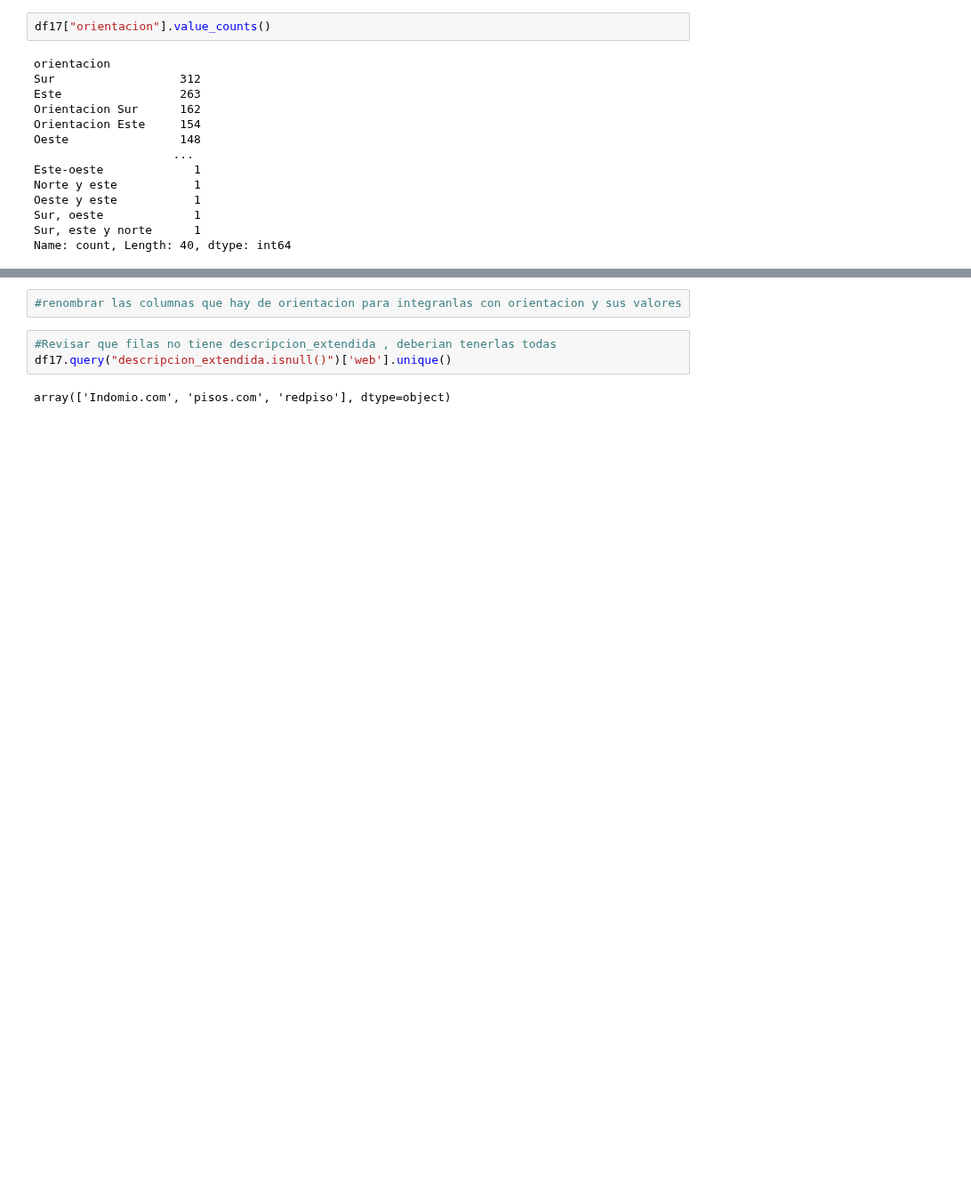
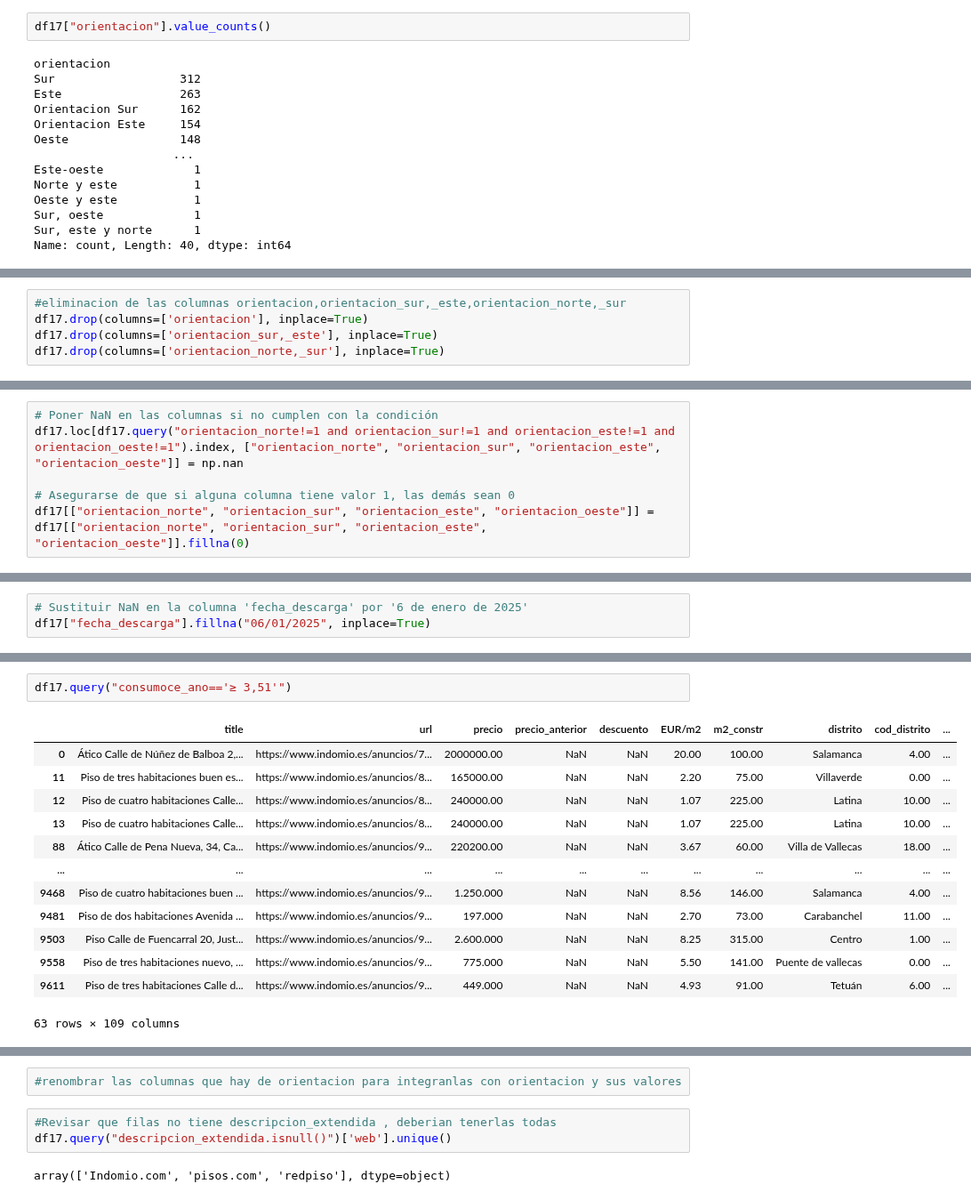
Before and after one commit to avaquerocastro/precios-de-vivienda-madrid, a Jupyter notebook: codigo/01-preprocesamiento-de-datos/Revision_columnas/Revision_Columnas.ipynb, the cells around one changed output, grey strips where cells are left out. Shown at 89% size. Saved outputs shown, nothing was run; the diff lists cells and outputs as text; blank space fills up the shorter version.

Commit message:
Revision columnas

```diff
--- a/codigo/01-preprocesamiento-de-datos/Revision_columnas/Revision_Columnas.ipynb
+++ b/codigo/01-preprocesamiento-de-datos/Revision_columnas/Revision_Columnas.ipynb
@@ -1160,0 +1225,5 @@ df17['orientacion'] = df17['orientacion'].str.replace('__', '_')
+# %%
+#eliminacion de las columnas orientacion,orientacion_sur,_este,orientacion_norte,_sur
+df17.drop(columns=['orientacion'], inplace=True)
+df17.drop(columns=['orientacion_sur,_este'], inplace=True)
+df17.drop(columns=['orientacion_norte,_sur'], inplace=True)
@@ -1160,0 +1247,6 @@ df17['orientacion'] = df17['orientacion'].str.replace('__', '_')
+# %%
+# Poner NaN en las columnas si no cumplen con la condición
+df17.loc[df17.query("orientacion_norte!=1 and orientacion_sur!=1 and orientacion_este!=1 and orientacion_oeste!=1").index, ["orientacion_norte", "orientacion_sur", "orientacion_este", "orientacion_oeste"]] = np.nan
+
+# Asegurarse de que si alguna columna tiene valor 1, las demás sean 0
+df17[["orientacion_norte", "orientacion_sur", "orientacion_este", "orientacion_oeste"]] = df17[["orientacion_norte", "orientacion_sur", "orientacion_este", "orientacion_oeste"]].fillna(0)
@@ -1160,0 +1275,3 @@ df17['orientacion'] = df17['orientacion'].str.replace('__', '_')
+# %%
+# Sustituir NaN en la columna 'fecha_descarga' por '6 de enero de 2025'
+df17["fecha_descarga"].fillna("06/01/2025", inplace=True)
@@ -1160,0 +1366,16 @@ df17['orientacion'] = df17['orientacion'].str.replace('__', '_')
+# %%
+df17.query("consumoce_ano=='≥ 3,51'")
+# %% [output]
+|  | title | url | precio | precio_anterior | descuento | EUR/m2 | m2_constr | distrito | cod_distrito | ... |
+| 0 | Ático Calle de Núñez de Balboa 2,... | https://www.indomio.es/anuncios/7... | 2000000.00 | NaN | NaN | 20.00 | 100.00 | Salamanca | 4.00 | ... |
+| 11 | Piso de tres habitaciones buen es... | https://www.indomio.es/anuncios/8... | 165000.00 | NaN | NaN | 2.20 | 75.00 | Villaverde | 0.00 | ... |
+| 12 | Piso de cuatro habitaciones Calle... | https://www.indomio.es/anuncios/8... | 240000.00 | NaN | NaN | 1.07 | 225.00 | Latina | 10.00 | ... |
+| 13 | Piso de cuatro habitaciones Calle... | https://www.indomio.es/anuncios/8... | 240000.00 | NaN | NaN | 1.07 | 225.00 | Latina | 10.00 | ... |
+| 88 | Ático Calle de Pena Nueva, 34, Ca... | https://www.indomio.es/anuncios/9... | 220200.00 | NaN | NaN | 3.67 | 60.00 | Villa de Vallecas | 18.00 | ... |
+| ... | ... | ... | ... | ... | ... | ... | ... | ... | ... | ... |
+| 9468 | Piso de cuatro habitaciones buen ... | https://www.indomio.es/anuncios/9... | 1.250.000 | NaN | NaN | 8.56 | 146.00 | Salamanca | 4.00 | ... |
+| 9481 | Piso de dos habitaciones Avenida ... | https://www.indomio.es/anuncios/9... | 197.000 | NaN | NaN | 2.70 | 73.00 | Carabanchel | 11.00 | ... |
+| 9503 | Piso Calle de Fuencarral 20, Just... | https://www.indomio.es/anuncios/9... | 2.600.000 | NaN | NaN | 8.25 | 315.00 | Centro | 1.00 | ... |
+| 9558 | Piso de tres habitaciones nuevo, ... | https://www.indomio.es/anuncios/9... | 775.000 | NaN | NaN | 5.50 | 141.00 | Puente de vallecas | 0.00 | ... |
+| 9611 | Piso de tres habitaciones Calle d... | https://www.indomio.es/anuncios/9... | 449.000 | NaN | NaN | 4.93 | 91.00 | Tetuán | 6.00 | ... |
+63 rows × 109 columns
```
Also changed, not shown: parts of 24 cells of this notebook, 1 other file.
